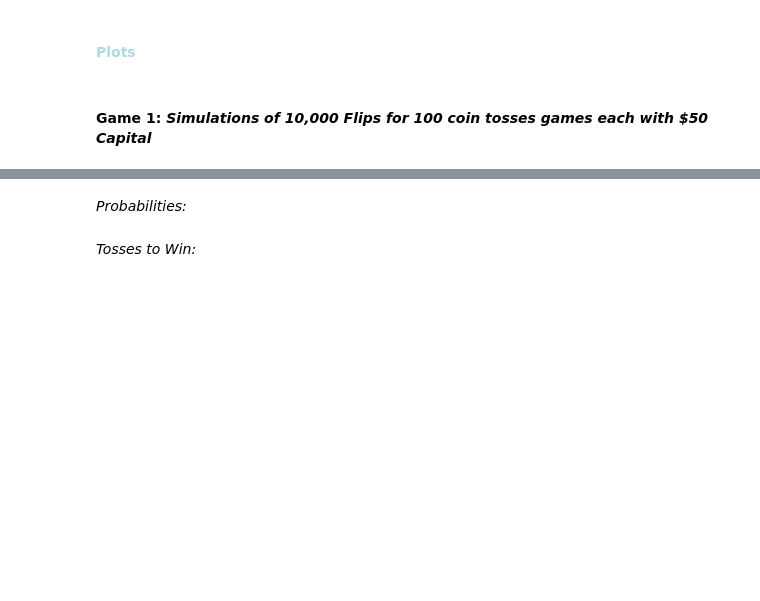
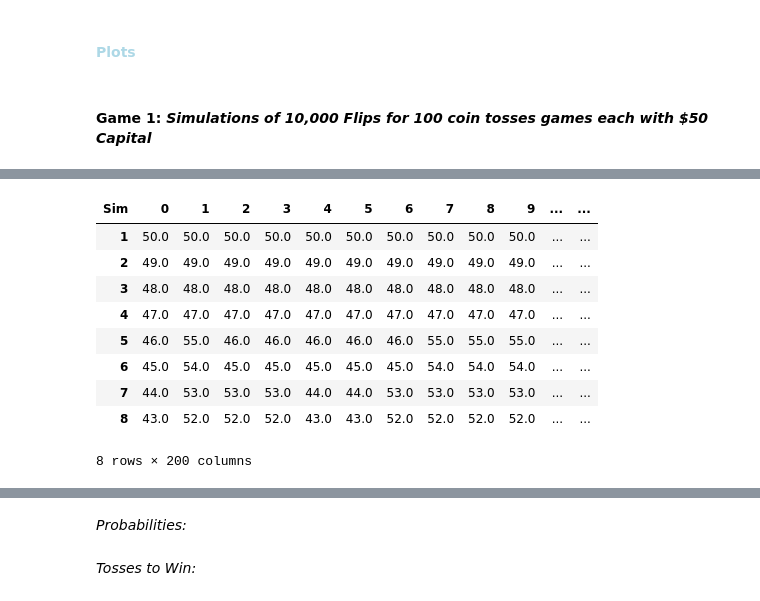
Before and after one commit to EMarquez7/Examen-1, a Jupyter notebook: MC-Simulations.ipynb, the cells around one changed output, grey strips where cells are left out. Cells and saved outputs as stored; diff of their text form; code cells hidden in the pictures; blank space fills up the shorter version.

```diff
--- a/MC-Simulations.ipynb
+++ b/MC-Simulations.ipynb
@@ -249,2 +77,17 @@ df1.head(8)
+# %%
+sim = 200
+df1 = dt.coin_game_sim(50, 1, 100, 8, 0, sim).T
+df1.head(8)
+# %% [output]
+| Sim | 0 | 1 | 2 | 3 | 4 | 5 | 6 | 7 | 8 | 9 | ... | ... |
+| 1 | 50.0 | 50.0 | 50.0 | 50.0 | 50.0 | 50.0 | 50.0 | 50.0 | 50.0 | 50.0 | ... | ... |
+| 2 | 49.0 | 49.0 | 49.0 | 49.0 | 49.0 | 49.0 | 49.0 | 49.0 | 49.0 | 49.0 | ... | ... |
+| 3 | 48.0 | 48.0 | 48.0 | 48.0 | 48.0 | 48.0 | 48.0 | 48.0 | 48.0 | 48.0 | ... | ... |
+| 4 | 47.0 | 47.0 | 47.0 | 47.0 | 47.0 | 47.0 | 47.0 | 47.0 | 47.0 | 47.0 | ... | ... |
+| 5 | 46.0 | 55.0 | 46.0 | 46.0 | 46.0 | 46.0 | 46.0 | 55.0 | 55.0 | 55.0 | ... | ... |
+| 6 | 45.0 | 54.0 | 45.0 | 45.0 | 45.0 | 45.0 | 45.0 | 54.0 | 54.0 | 54.0 | ... | ... |
+| 7 | 44.0 | 53.0 | 53.0 | 53.0 | 44.0 | 44.0 | 53.0 | 53.0 | 53.0 | 53.0 | ... | ... |
+| 8 | 43.0 | 52.0 | 52.0 | 52.0 | 43.0 | 43.0 | 52.0 | 52.0 | 52.0 | 52.0 | ... | ... |
+8 rows × 200 columns
 # %%
 df1.tail(8)
```
Also changed, not shown: parts of 23 cells of this notebook, 5 other files.
